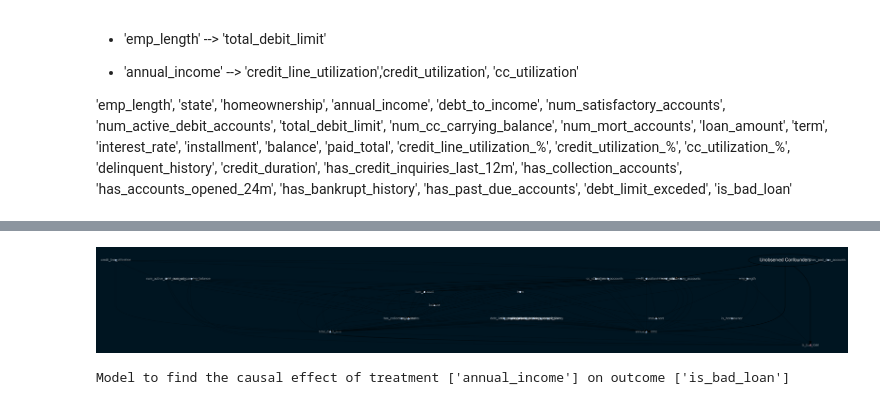
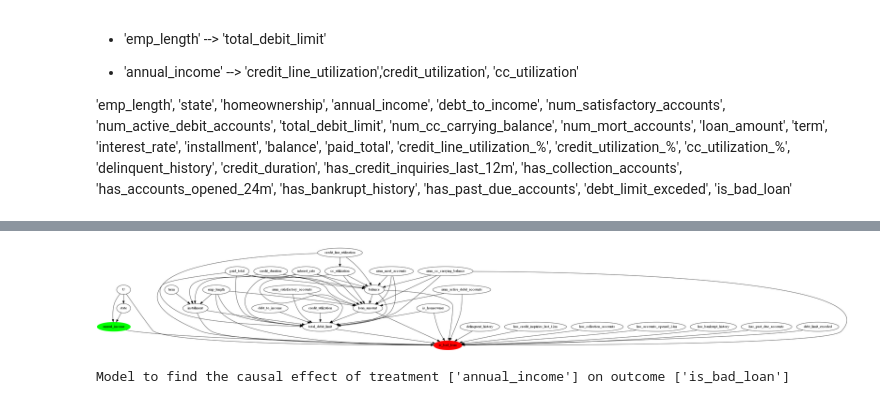
Before and after one commit to World-Worst-Detector/itcs-8010, a Jupyter notebook: hybrid_analysis_annual_income.ipynb, the cells around one changed output, grey strips where cells are left out. Cells and saved outputs as stored; diff of their text form; code cells hidden in the pictures.

Commit message:
Hybrid work

```diff
--- a/hybrid_analysis_annual_income.ipynb
+++ b/hybrid_analysis_annual_income.ipynb
@@ -112,7 +110,7 @@ file.close()
 # %%
 model= dowhy.CausalModel(
         data = df,
-        graph='hybrid_annual_income.dot',
+        graph='hybrid_annual_income_adjusted.dot',
         treatment='annual_income',
         outcome='is_bad_loan')
 model.view_model()
@@ -139,4 +120,4 @@ Warning: node 'is_homeowner', graph '' size too small for label
-[figure, old version]
+[figure, new version]
 # %%
 model.interpret()
 # %% [output]
```
Also changed, not shown: parts of 10 cells of this notebook, 8 other files.
